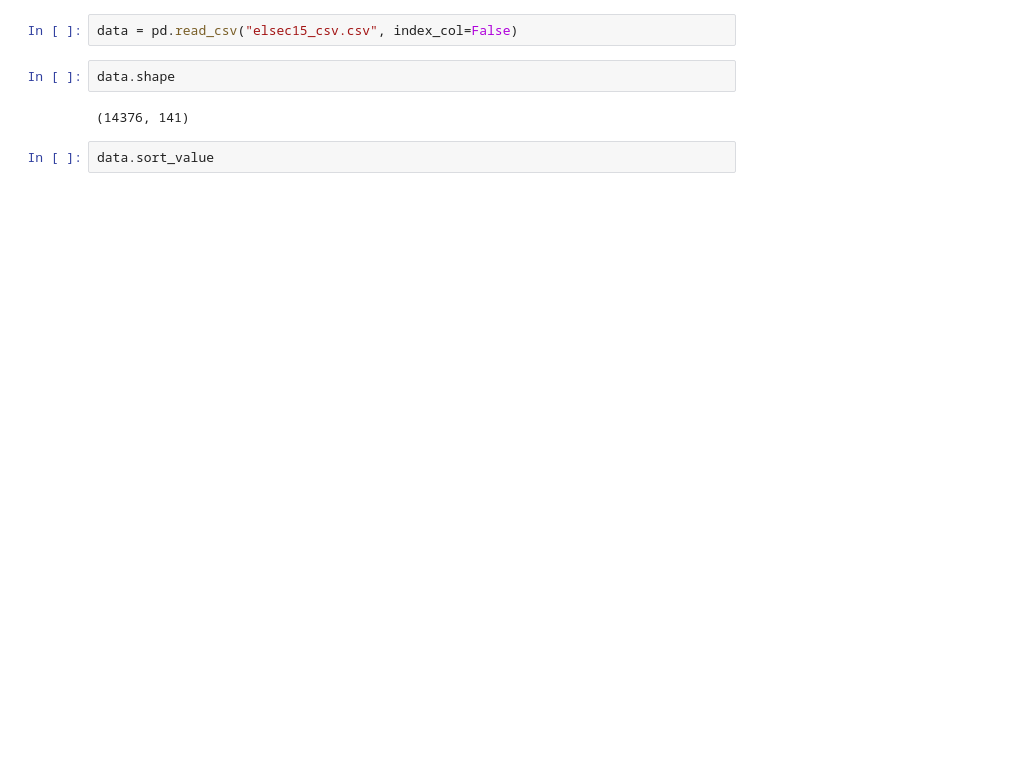
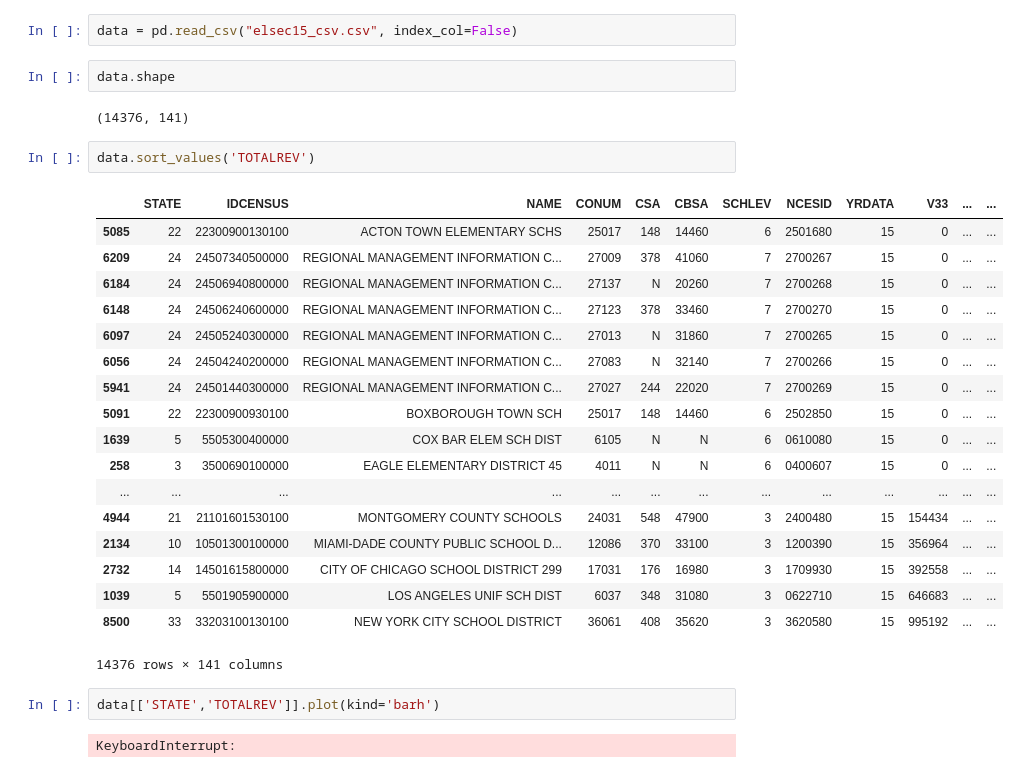
Before and after one commit to jpbesgen/decal_proj1, a Jupyter notebook: code.ipynb, the cells around one changed output. Saved outputs shown, nothing was run; the diff lists cells and outputs as text; blank space fills up the shorter version.

Commit message:
trying to plot state and total revenue

```diff
--- a/code.ipynb
+++ b/code.ipynb
@@ -9,8 +10,31 @@ data = pd.read_csv("elsec15_csv.csv", index_col=False)
 data.shape
 # %% [output]
 (14376, 141)
-# %%
-data.sort_value
+# %%
+data.sort_values('TOTALREV')
+# %% [output]
+|  | STATE | IDCENSUS | NAME | CONUM | CSA | CBSA | SCHLEV | NCESID | YRDATA | V33 | ... | ... |
+| 5085 | 22 | 22300900130100 | ACTON TOWN ELEMENTARY SCHS | 25017 | 148 | 14460 | 6 | 2501680 | 15 | 0 | ... | ... |
+| 6209 | 24 | 24507340500000 | REGIONAL MANAGEMENT INFORMATION C... | 27009 | 378 | 41060 | 7 | 2700267 | 15 | 0 | ... | ... |
+| 6184 | 24 | 24506940800000 | REGIONAL MANAGEMENT INFORMATION C... | 27137 | N | 20260 | 7 | 2700268 | 15 | 0 | ... | ... |
+| 6148 | 24 | 24506240600000 | REGIONAL MANAGEMENT INFORMATION C... | 27123 | 378 | 33460 | 7 | 2700270 | 15 | 0 | ... | ... |
+| 6097 | 24 | 24505240300000 | REGIONAL MANAGEMENT INFORMATION C... | 27013 | N | 31860 | 7 | 2700265 | 15 | 0 | ... | ... |
+| 6056 | 24 | 24504240200000 | REGIONAL MANAGEMENT INFORMATION C... | 27083 | N | 32140 | 7 | 2700266 | 15 | 0 | ... | ... |
+| 5941 | 24 | 24501440300000 | REGIONAL MANAGEMENT INFORMATION C... | 27027 | 244 | 22020 | 7 | 2700269 | 15 | 0 | ... | ... |
+| 5091 | 22 | 22300900930100 | BOXBOROUGH TOWN SCH | 25017 | 148 | 14460 | 6 | 2502850 | 15 | 0 | ... | ... |
+| 1639 | 5 | 5505300400000 | COX BAR ELEM SCH DIST | 6105 | N | N | 6 | 0610080 | 15 | 0 | ... | ... |
+| 258 | 3 | 3500690100000 | EAGLE ELEMENTARY DISTRICT 45 | 4011 | N | N | 6 | 0400607 | 15 | 0 | ... | ... |
+| ... | ... | ... | ... | ... | ... | ... | ... | ... | ... | ... | ... | ... |
+| 4944 | 21 | 21101601530100 | MONTGOMERY COUNTY SCHOOLS | 24031 | 548 | 47900 | 3 | 2400480 | 15 | 154434 | ... | ... |
+| 2134 | 10 | 10501300100000 | MIAMI-DADE COUNTY PUBLIC SCHOOL D... | 12086 | 370 | 33100 | 3 | 1200390 | 15 | 356964 | ... | ... |
+| 2732 | 14 | 14501615800000 | CITY OF CHICAGO SCHOOL DISTRICT 299 | 17031 | 176 | 16980 | 3 | 1709930 | 15 | 392558 | ... | ... |
+| 1039 | 5 | 5501905900000 | LOS ANGELES UNIF SCH DIST | 6037 | 348 | 31080 | 3 | 0622710 | 15 | 646683 | ... | ... |
+| 8500 | 33 | 33203100130100 | NEW YORK CITY SCHOOL DISTRICT | 36061 | 408 | 35620 | 3 | 3620580 | 15 | 995192 | ... | ... |
+14376 rows × 141 columns
+# %%
+data[['STATE','TOTALREV']].plot(kind='barh')
+# %% [output]
+KeyboardInterrupt:
 # %%
 us_state_abbrev = {
     'Alabama': 'AL',
```
Also changed, not shown: parts of 3 cells of this notebook.
